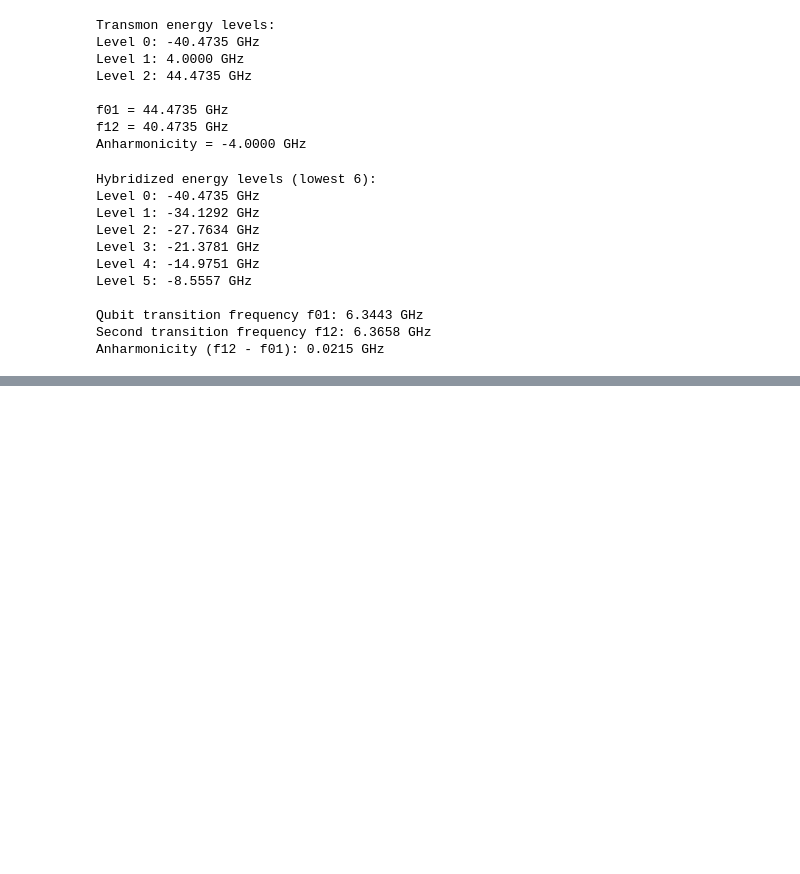
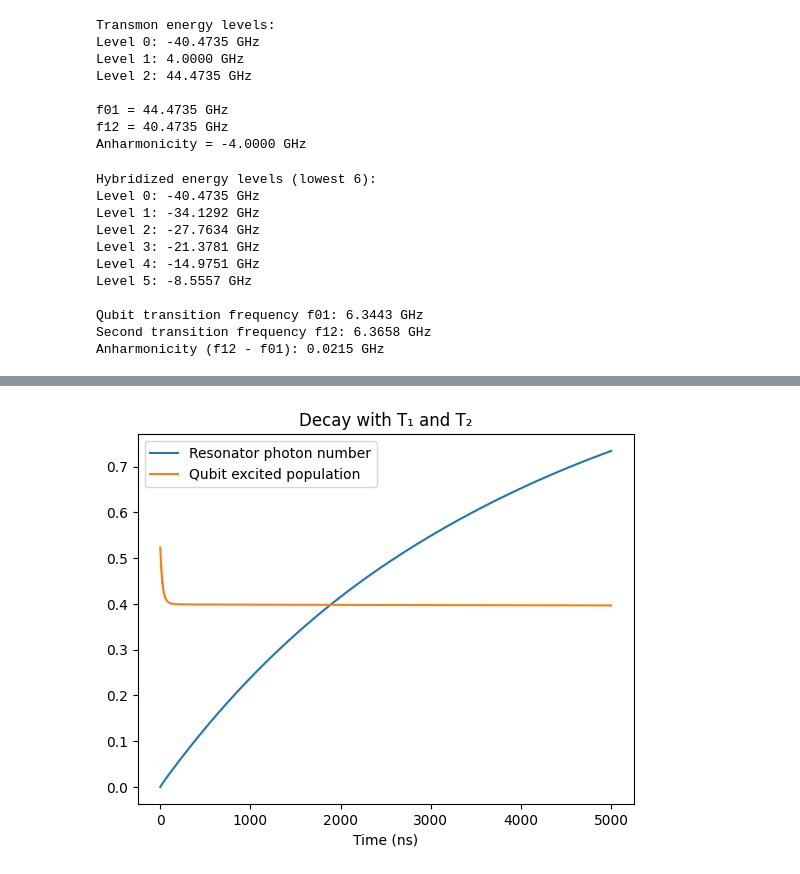
Before and after one commit to urgUrlola/Quantum_Circuit_Design, a Jupyter notebook: 1_qbit_simulation.ipynb, the cells around one changed output, grey strips where cells are left out. Saved outputs shown, nothing was run; the diff lists cells and outputs as text; code cells hidden in the pictures; blank space fills up the shorter version.

```diff
--- a/1_qbit_simulation.ipynb
+++ b/1_qbit_simulation.ipynb
@@ -116,0 +117,35 @@ plt.show()
+# %%
+T1 = 30  # relaxation time in ns
+T2 = 40  # dephasing time in ns
+
+gamma1 = 1 / T1  # relaxation rate
+gamma_phi = 1 / T2 - 0.5 / T1  # pure dephasing rate
+
+from qutip import destroy
+
+sm_qubit = destroy(dim_qubit)  # lowering operator in transmon space
+sm = tensor(sm_qubit, qeye(n_res))
+
+proj_0 = basis(dim_qubit, 0) * basis(dim_qubit, 0).dag()
+proj_1 = basis(dim_qubit, 1) * basis(dim_qubit, 1).dag()
+sz_qutrit = proj_1 - proj_0
+sz = tensor(sz_qutrit, qeye(n_res))
+
+c_ops = [np.sqrt(gamma1) * sm]
+
+if gamma_phi > 0:
+    c_ops.append(np.sqrt(gamma_phi) * sz)
+
+result = mesolve(H_total, psi0, tlist, c_ops, [
+    tensor(qeye(dim_qubit), a.dag() * a),  # resonator photon number
+    tensor(basis(dim_qubit,1) * basis(dim_qubit,1).dag(), qeye(n_res))  # qubit excited state population
+])
+
+plt.plot(tlist, result.expect[0], label="Resonator photon number")
+plt.plot(tlist, result.expect[1], label="Qubit excited population")
+plt.xlabel("Time (ns)")
+plt.legend()
+plt.title("Decay with T₁ and T₂")
+plt.show()
+# %% [output]
+[figure, added]
```
Also changed, not shown: parts of 1 cell of this notebook, 1 other file.
